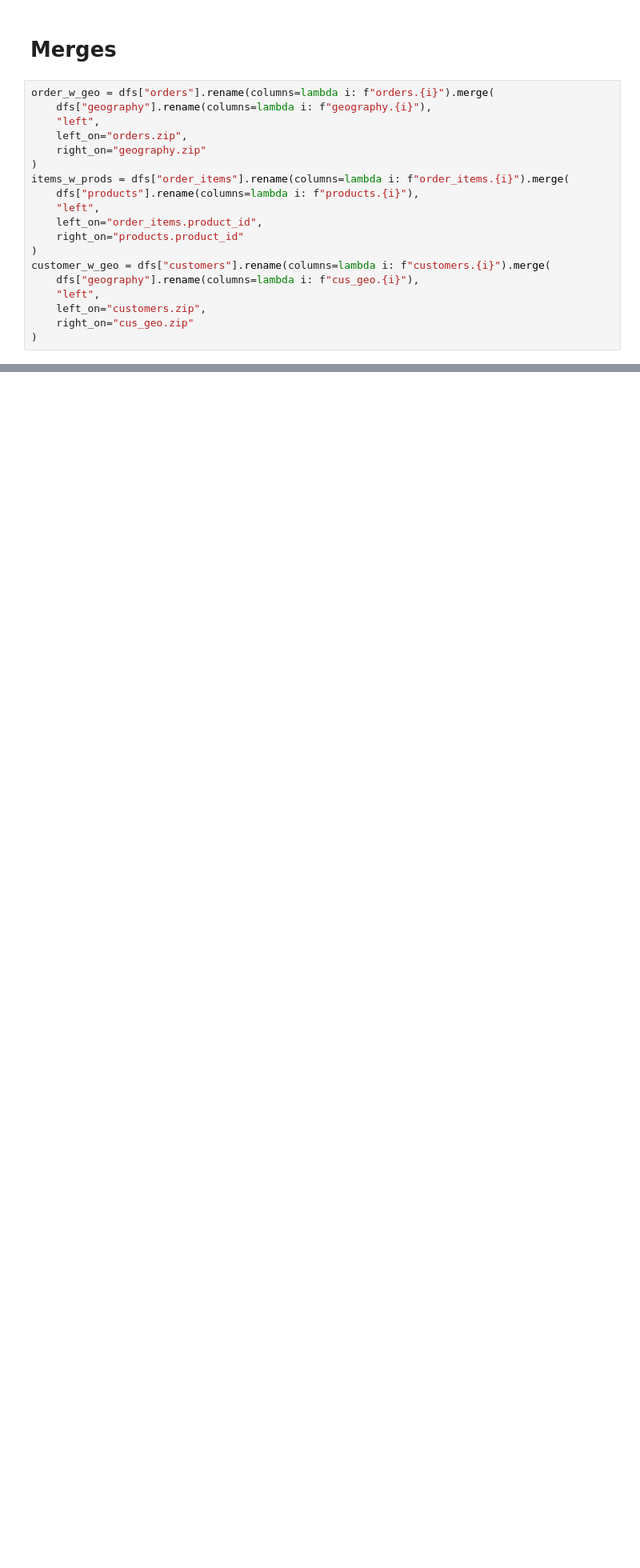
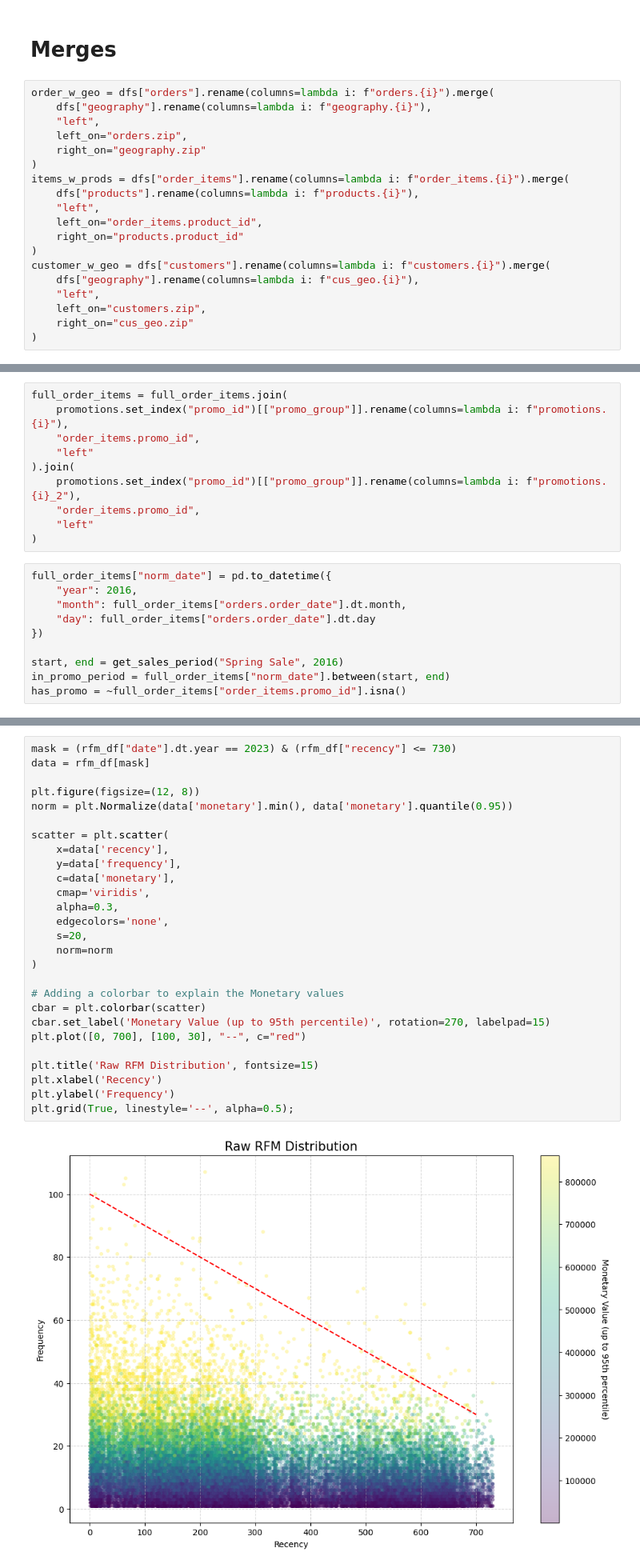
Before and after one commit to Ngoc-Cac/USHIET-DATATHON26, a Jupyter notebook: notebooks/eda.ipynb, the cells around one changed output, grey strips where cells are left out. Shown at 80% size. Saved outputs shown, nothing was run; the diff lists cells and outputs as text; blank space fills up the shorter version.

```diff
--- a/notebooks/eda.ipynb
+++ b/notebooks/eda.ipynb
@@ -69,0 +131,20 @@ full_shipments = dfs["shipments"].rename(lambda i: f"shipments.{i}").merge(
+# %%
+full_order_items = full_order_items.join(
+    promotions.set_index("promo_id")[["promo_group"]].rename(columns=lambda i: f"promotions.{i}"),
+    "order_items.promo_id",
+    "left"
+).join(
+    promotions.set_index("promo_id")[["promo_group"]].rename(columns=lambda i: f"promotions.{i}_2"),
+    "order_items.promo_id",
+    "left"
+)
+# %%
+full_order_items["norm_date"] = pd.to_datetime({
+    "year": 2016,
+    "month": full_order_items["orders.order_date"].dt.month,
+    "day": full_order_items["orders.order_date"].dt.day
+})
+
+start, end = get_sales_period("Spring Sale", 2016)
+in_promo_period = full_order_items["norm_date"].between(start, end)
+has_promo = ~full_order_items["order_items.promo_id"].isna()
@@ -69,0 +306,29 @@ full_shipments = dfs["shipments"].rename(lambda i: f"shipments.{i}").merge(
+# %%
+mask = (rfm_df["date"].dt.year == 2023) & (rfm_df["recency"] <= 730)
+data = rfm_df[mask]
+
+plt.figure(figsize=(12, 8))
+norm = plt.Normalize(data['monetary'].min(), data['monetary'].quantile(0.95))
+
+scatter = plt.scatter(
+    x=data['recency'],
+    y=data['frequency'],
+    c=data['monetary'],
+    cmap='viridis',
+    alpha=0.3,
+    edgecolors='none',
+    s=20,
+    norm=norm
+)
+
+# Adding a colorbar to explain the Monetary values
+cbar = plt.colorbar(scatter)
+cbar.set_label('Monetary Value (up to 95th percentile)', rotation=270, labelpad=15)
+plt.plot([0, 700], [100, 30], "--", c="red")
+
+plt.title('Raw RFM Distribution', fontsize=15)
+plt.xlabel('Recency')
+plt.ylabel('Frequency')
+plt.grid(True, linestyle='--', alpha=0.5);
+# %% [output]
+[figure, added]
```
Also changed, not shown: parts of 18 cells of this notebook.
